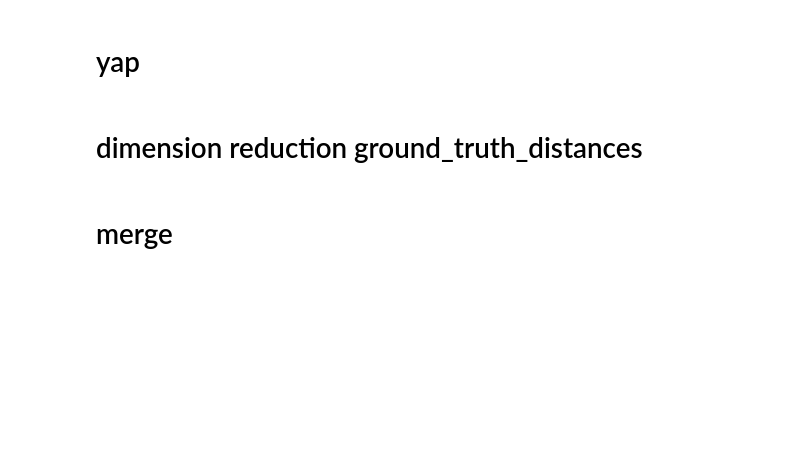
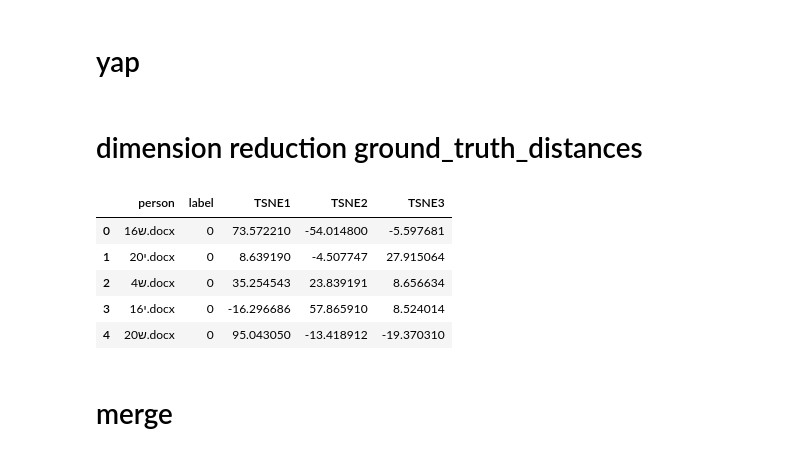
Before and after one commit to royzohar2/Schizophrenic_Speech, a Jupyter notebook: notebooks/pre_process.ipynb, the cells around one changed output. Saved outputs shown, nothing was run; the diff lists cells and outputs as text; code cells hidden in the pictures; blank space fills up the shorter version.

```diff
--- a/notebooks/pre_process.ipynb
+++ b/notebooks/pre_process.ipynb
@@ -171,5 +173,15 @@ tf_idf_df_filtered.head()
 # %% [markdown]
 # dimension reduction ground_truth_distances
+# %%
+ground_truth_after_dimension_reduction_df = pd.read_csv(f"{parent_dir}/Data/ground_truth_after_dimension_reduction.csv")
+ground_truth_after_dimension_reduction_df.head()
+# %% [output]
+|  | person | label | TSNE1 | TSNE2 | TSNE3 |
+| 0 | ש16.docx | 0 | 73.572210 | -54.014800 | -5.597681 |
+| 1 | י20.docx | 0 | 8.639190 | -4.507747 | 27.915064 |
+| 2 | ש4.docx | 0 | 35.254543 | 23.839191 | 8.656634 |
+| 3 | י16.docx | 0 | -16.296686 | 57.865910 | 8.524014 |
+| 4 | ש20.docx | 0 | 95.043050 | -13.418912 | -19.370310 |
 # %% [markdown]
 # merge
 # %%
```
Also changed, not shown: parts of 18 cells of this notebook.
